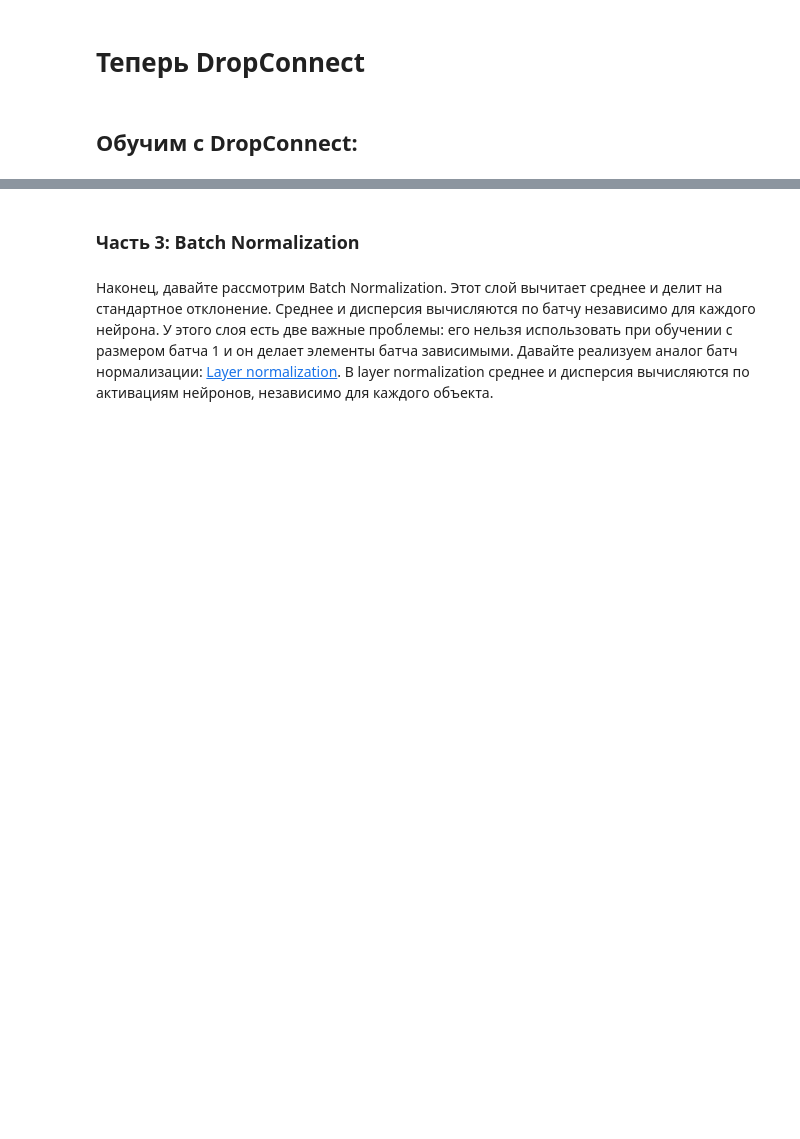
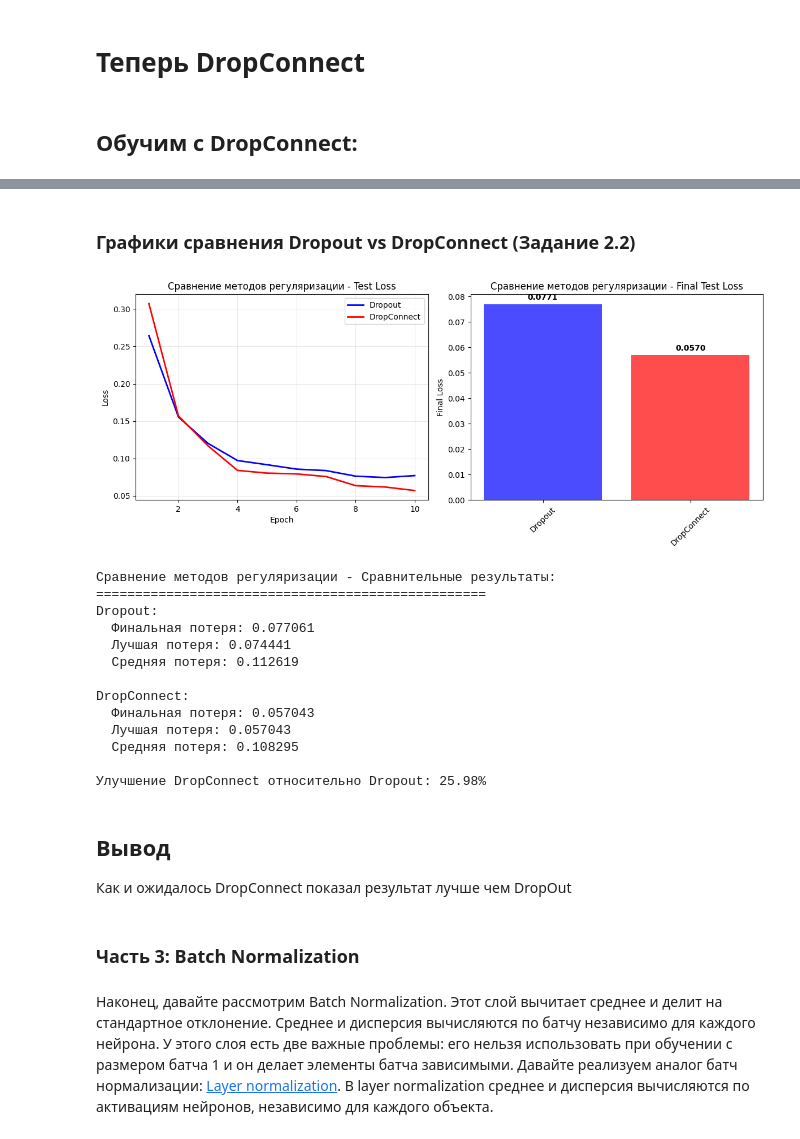
Before and after one commit to MrMaxbmb/VK_DeepLearning, a Jupyter notebook: NN_HW5_2025.ipynb, the cells around one changed output, grey strips where cells are left out. Saved outputs shown, nothing was run; the diff lists cells and outputs as text; code cells hidden in the pictures; blank space fills up the shorter version.

Commit message:
Add files via upload
графики

```diff
--- a/NN_HW5_2025.ipynb
+++ b/NN_HW5_2025.ipynb
@@ -235,30 +328,34 @@ loss_fn = torch.nn.NLLLoss()
+# %%
+# Списки для сбора данных о потерях Dropout сети
+dropout_test_losses = []
 # %%
 for epoch in range(10):
-    network.train()
+    dropout_network.train()
     for batch_idx, (images_train, labels_train) in enumerate(train_loader):
-        optimizer.zero_grad()
+        dropout_optimizer.zero_grad()
         X = images_train.data
         y = labels_train.data
-        output = network(X)
-        loss = loss_fn(output, y)
+        output = dropout_network(X)
+        loss = dropout_loss_fn(output, y)
         loss.backward()
-        optimizer.step()
+        dropout_optimizer.step()
 
         if batch_idx % 100 == 0:
-            print('Train Epoch: {} [{}/{} ({:.0f}%)]\tLoss: {:.6f}'.format(
+            print('Dropout Train Epoch: {} [{}/{} ({:.0f}%)]\tLoss: {:.6f}'.format(
             epoch, batch_idx * len(X), len(train_loader.dataset),
             100. * batch_idx / len(train_loader), loss.item()))
 
-    network.eval()
+    dropout_network.eval()
     losses = []
     for batch_idx, (images_test, labels_test) in enumerate(test_loader):
         X = images_test.data
         y = labels_test.data
-        output = network(X)
-        loss = loss_fn(output, y)
+        output = dropout_network(X)
+        loss = dropout_loss_fn(output, y)
 
         losses.append(loss.item())
 
-    print('Test Epoch: {}\tLoss: {:.6f}'.format(
-            epoch, np.mean(losses)))
+    epoch_test_loss = np.mean(losses)
+    dropout_test_losses.append(epoch_test_loss)  # Сохраняем потери для графиков
+    print('Dropout Test Epoch: {}\tLoss: {:.6f}'.format(epoch, epoch_test_loss))
 # %% [output]
@@ -302,6 +399,9 @@ optimizer = torch.optim.Adam(network.parameters(), lr=0.001)
 loss_fn = torch.nn.NLLLoss()
 # %% [markdown]
 ## Обучим c DropConnect:
+# %%
+# Списки для сбора данных о потерях DropConnect сети
+dropconnect_test_losses = []
 # %%
 for epoch in range(10):
     network.train()
@@ -329,6 +429,7 @@ for epoch in range(10):
 
         losses.append(loss.item())
 
-    print('Test Epoch: {}\tLoss: {:.6f}'.format(
-            epoch, np.mean(losses)))
+    epoch_test_loss = np.mean(losses)
+    dropconnect_test_losses.append(epoch_test_loss)  # Сохраняем потери для графиков
+    print('Test Epoch: {}\tLoss: {:.6f}'.format(epoch, epoch_test_loss))
 # %% [output]
@@ -352,3 +512,33 @@ Test Epoch: 9   Loss: 0.071750
+# %% [markdown]
+### Графики сравнения Dropout vs DropConnect (Задание 2.2)
+# %%
+# Построение графиков сравнения Dropout vs DropConnect
+plot_training_comparison(
+    dropout_test_losses,
+    dropconnect_test_losses,
+    "Dropout",
+    "DropConnect",
+    "Сравнение методов регуляризации"
+)
+# %% [output]
+[figure, added]
+Сравнение методов регуляризации - Сравнительные результаты:
+==================================================
+Dropout:
+  Финальная потеря: 0.077061
+  Лучшая потеря: 0.074441
+  Средняя потеря: 0.112619
+
+DropConnect:
+  Финальная потеря: 0.057043
+  Лучшая потеря: 0.057043
+  Средняя потеря: 0.108295
+
+Улучшение DropConnect относительно Dropout: 25.98%
+# %% [markdown]
+## Вывод
+
+Как и ожидалось DropConnect показал результат лучше чем DropOut
 # %% [markdown]
 ### Часть 3: Batch Normalization
 # %% [markdown]
```
Also changed, not shown: parts of 27 cells of this notebook.
